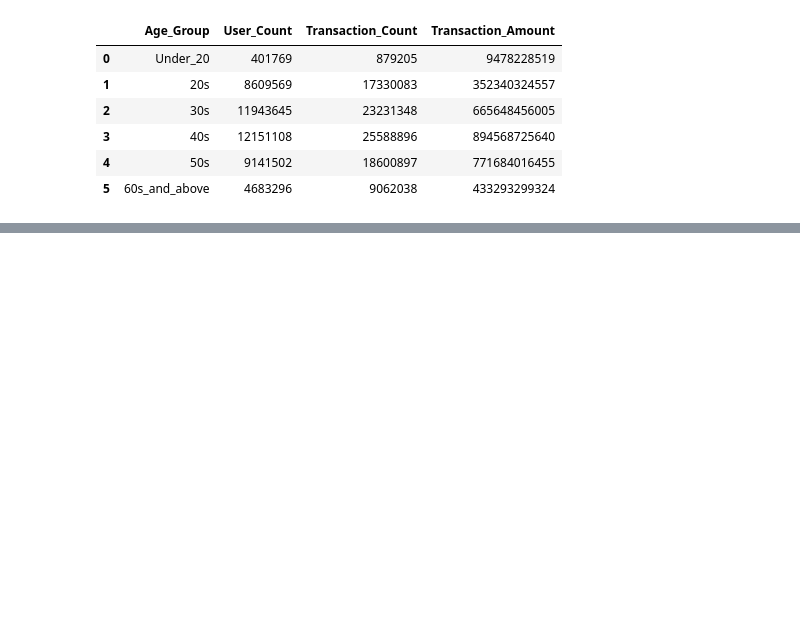
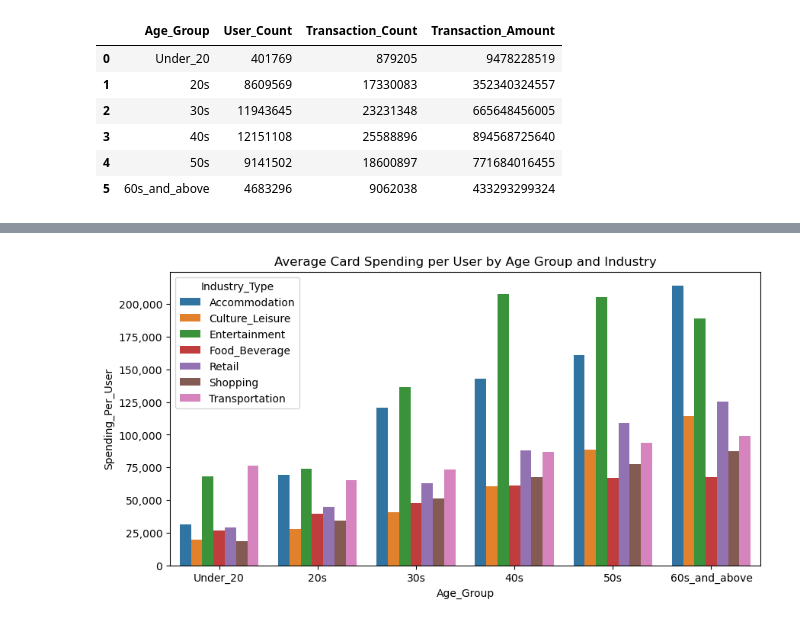
Before and after one commit to data-by-jpark/jeju-card-analysis, a Jupyter notebook: notebooks/jeju_card_analysis.ipynb, the cells around one changed output, grey strips where cells are left out. Cells and saved outputs as stored; diff of their text form; code cells hidden in the pictures; blank space fills up the shorter version.

```diff
--- a/notebooks/jeju_card_analysis.ipynb
+++ b/notebooks/jeju_card_analysis.ipynb
@@ -349,0 +391,3 @@ Text(0.5, 1.0, 'Distribution of Card Users by Age Group')
+# %%
+groupby_age_market = jeju_card_df.groupby(['Age_Group', 'Industry_Type']).sum(numeric_only=True).reset_index()
+groupby_age_market.head()
@@ -349,0 +401,8 @@ Text(0.5, 1.0, 'Distribution of Card Users by Age Group')
+# %%
+groupby_age_market['Spending_Per_User'] = groupby_age_market['Transaction_Amount'] / groupby_age_market['User_Count']
+
+sns.barplot(data=groupby_age_market, x='Age_Group', y='Spending_Per_User', hue='Industry_Type')
+plt.title('Average Card Spending per User by Age Group and Industry')
+plt.gca().yaxis.set_major_formatter(plt.FuncFormatter(lambda x, _: f'{x:,.0f}'))
+# %% [output]
+[figure, added]
```
Also changed, not shown: parts of 14 cells of this notebook.
